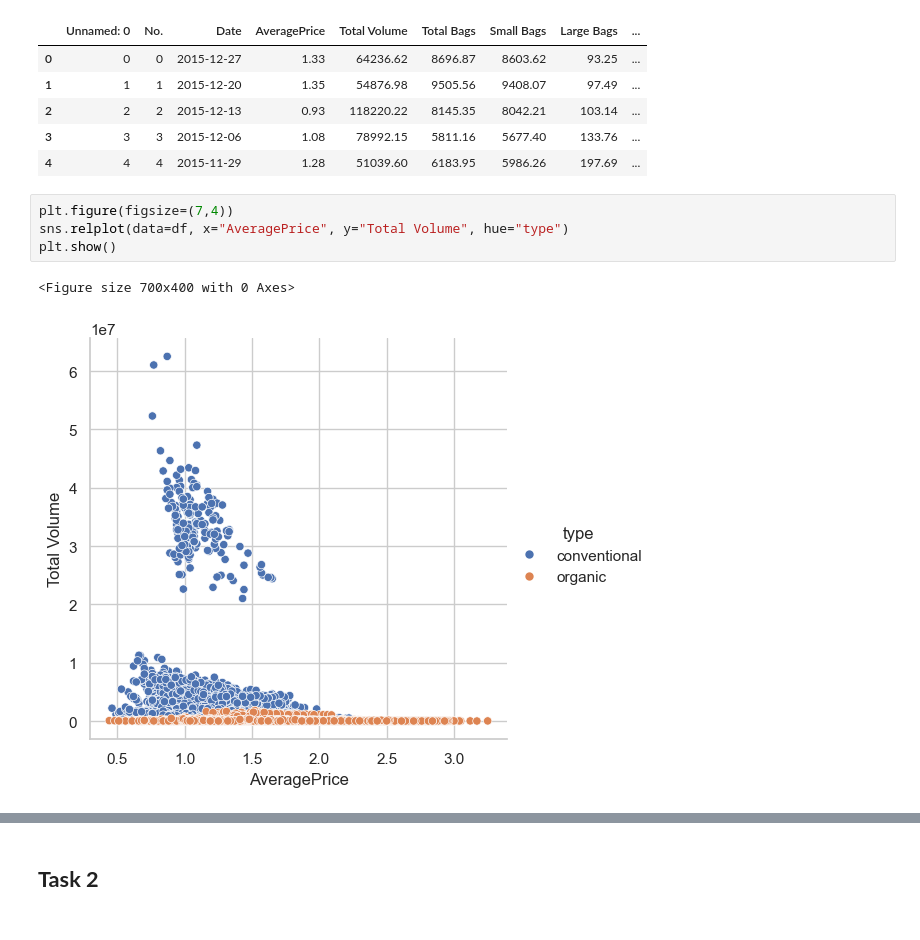
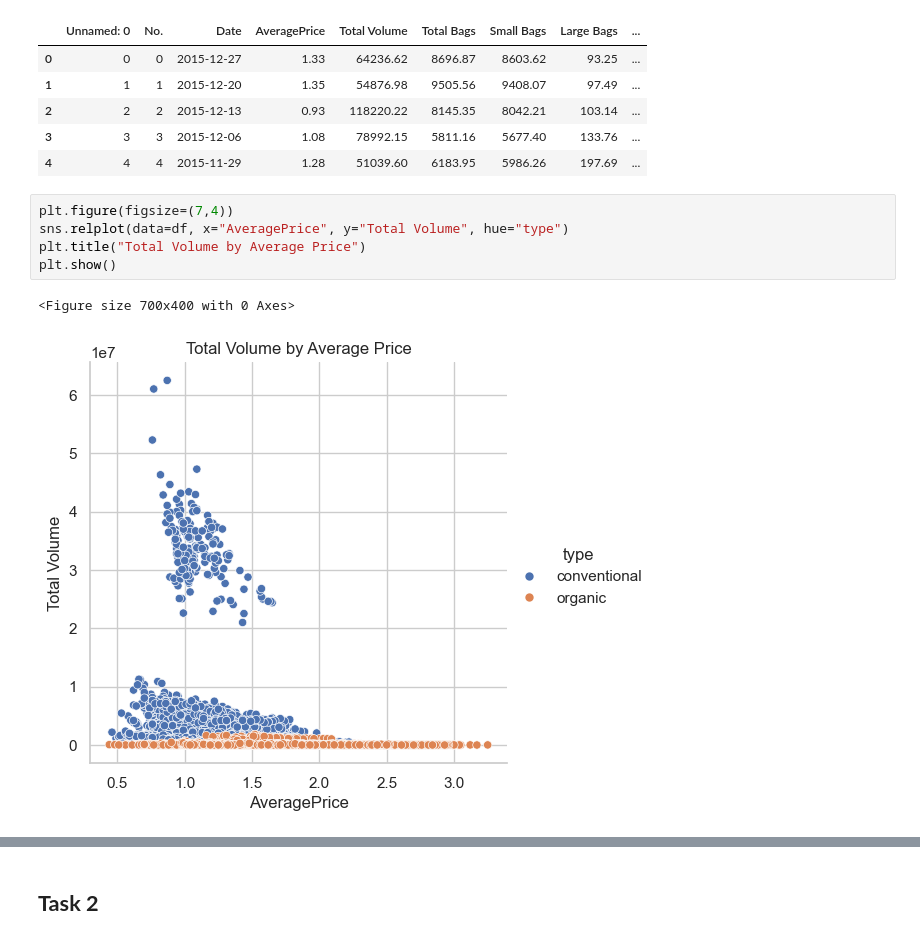
Before and after one commit to rupeshbharti/Today-I-Learned, a Jupyter notebook: Assignments/Assignment12/assignment12.ipynb, the cells around one changed output, grey strips where cells are left out. Drawn from its saved outputs; the diff is of its cells as text.

```diff
--- a/Assignments/Assignment12/assignment12.ipynb
+++ b/Assignments/Assignment12/assignment12.ipynb
@@ -20,7 +20,8 @@ df.head()
 # %%
 plt.figure(figsize=(7,4))
 sns.relplot(data=df, x="AveragePrice", y="Total Volume", hue="type")
+plt.title("Total Volume by Average Price")
 plt.show()
 # %% [output]
 <Figure size 700x400 with 0 Axes>
-[figure, old version]
+[figure, new version]
```
Also changed, not shown: parts of 1 cell of this notebook, 6 other files.
